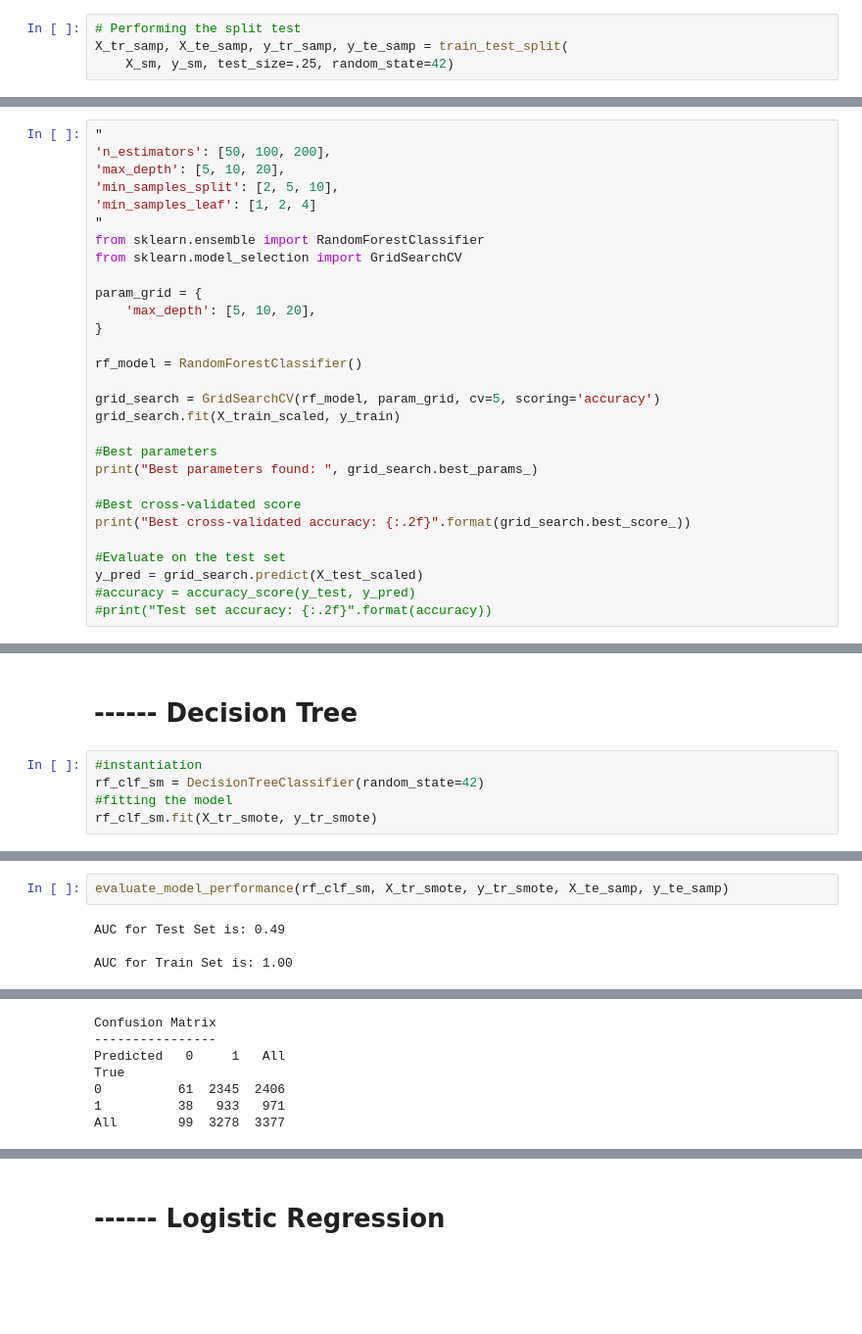
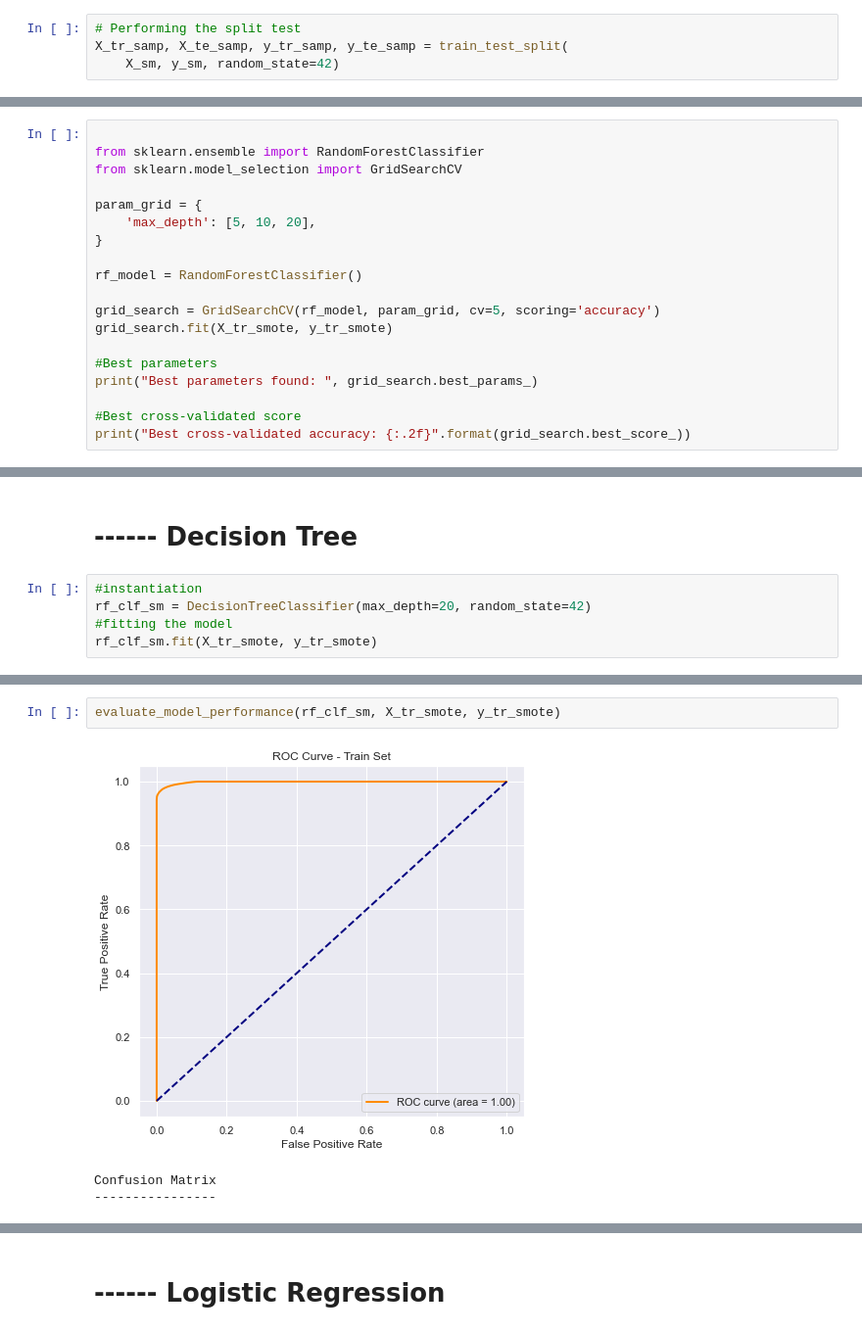
Before and after one commit to K-Pegg/Vaccines-Project, a Jupyter notebook: Notebooks/Juvenson-working-notebook.ipynb, the cells around one changed output, grey strips where cells are left out. Shown at 98% size. Drawn from its saved outputs; the diff is of its cells as text; blank space fills up the shorter version.

```diff
--- a/Notebooks/Juvenson-working-notebook.ipynb
+++ b/Notebooks/Juvenson-working-notebook.ipynb
@@ -1038,7 +1042,7 @@ Name: h1n1_vaccine, dtype: int64
 # %%
 # Performing the split test
 X_tr_samp, X_te_samp, y_tr_samp, y_te_samp = train_test_split(
-    X_sm, y_sm, test_size=.25, random_state=42)
+    X_sm, y_sm, random_state=42)
 # %%
 #Scaling the the data
 scaler = StandardScaler()
@@ -1059,12 +1063,7 @@ y_tr_smote.value_counts()
 0    7069
 Name: h1n1_vaccine, dtype: int64
 # %%
-"
-'n_estimators': [50, 100, 200],
-'max_depth': [5, 10, 20],
-'min_samples_split': [2, 5, 10],
-'min_samples_leaf': [1, 2, 4]
-"
+
 from sklearn.ensemble import RandomForestClassifier
 from sklearn.model_selection import GridSearchCV
 
@@ -1075,15 +1074,10 @@ param_grid = {
 rf_model = RandomForestClassifier()
 
 grid_search = GridSearchCV(rf_model, param_grid, cv=5, scoring='accuracy')
-grid_search.fit(X_train_scaled, y_train)
+grid_search.fit(X_tr_smote, y_tr_smote)
 
 #Best parameters
 print("Best parameters found: ", grid_search.best_params_)
 
 #Best cross-validated score
 print("Best cross-validated accuracy: {:.2f}".format(grid_search.best_score_))
-
-#Evaluate on the test set
-y_pred = grid_search.predict(X_test_scaled)
-#accuracy = accuracy_score(y_test, y_pred)
-#print("Test set accuracy: {:.2f}".format(accuracy))
@@ -1091,7 +1088,7 @@ y_pred = grid_search.predict(X_test_scaled)
 # ------ Decision Tree
 # %%
 #instantiation
-rf_clf_sm = DecisionTreeClassifier(random_state=42)
+rf_clf_sm = DecisionTreeClassifier(max_depth=20, random_state=42)
 #fitting the model
 rf_clf_sm.fit(X_tr_smote, y_tr_smote)
 # %% [output]
@@ -1137,6 +1116,6 @@ plt.tight_layout();
 # %%
-evaluate_model_performance(rf_clf_sm, X_tr_smote, y_tr_smote, X_te_samp, y_te_samp)
+evaluate_model_performance(rf_clf_sm, X_tr_smote, y_tr_smote)
 # %% [output]
+[figure, new version]
-AUC for Test Set is: 0.49
-
-AUC for Train Set is: 1.00
+Confusion Matrix
+----------------
@@ -1144,7 +1121,0 @@ AUC for Train Set is: 1.00
-Confusion Matrix
-----------------
-Predicted   0     1   All
-True
-0          61  2345  2406
-1          38   933   971
-All        99  3278  3377
```
Also changed, not shown: parts of 28 cells of this notebook.
